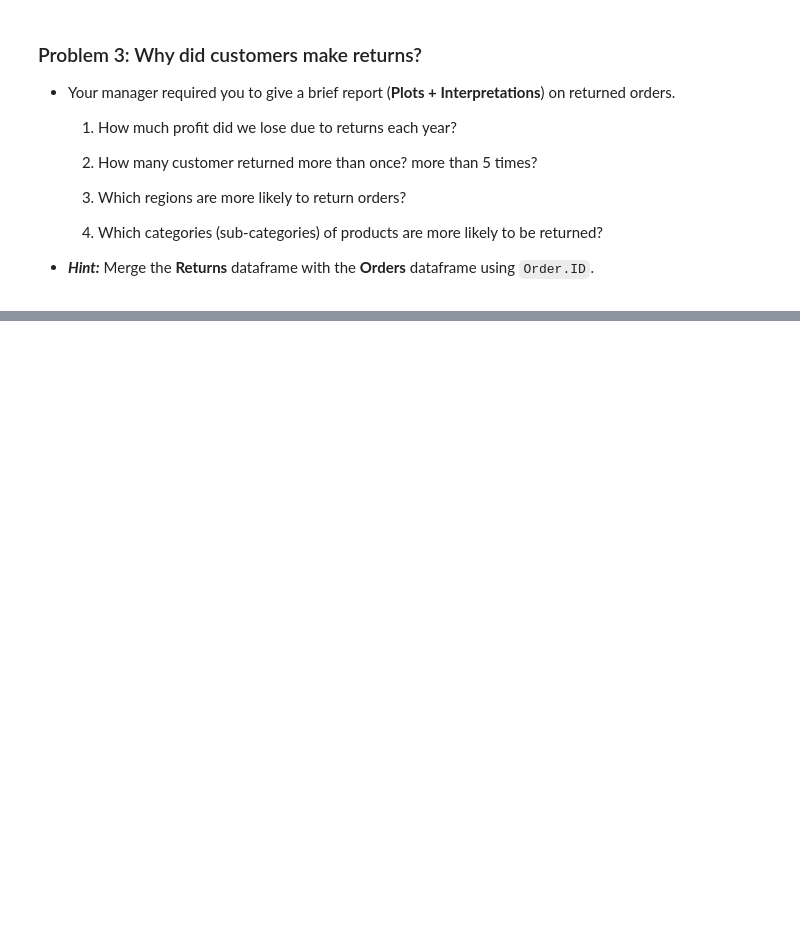
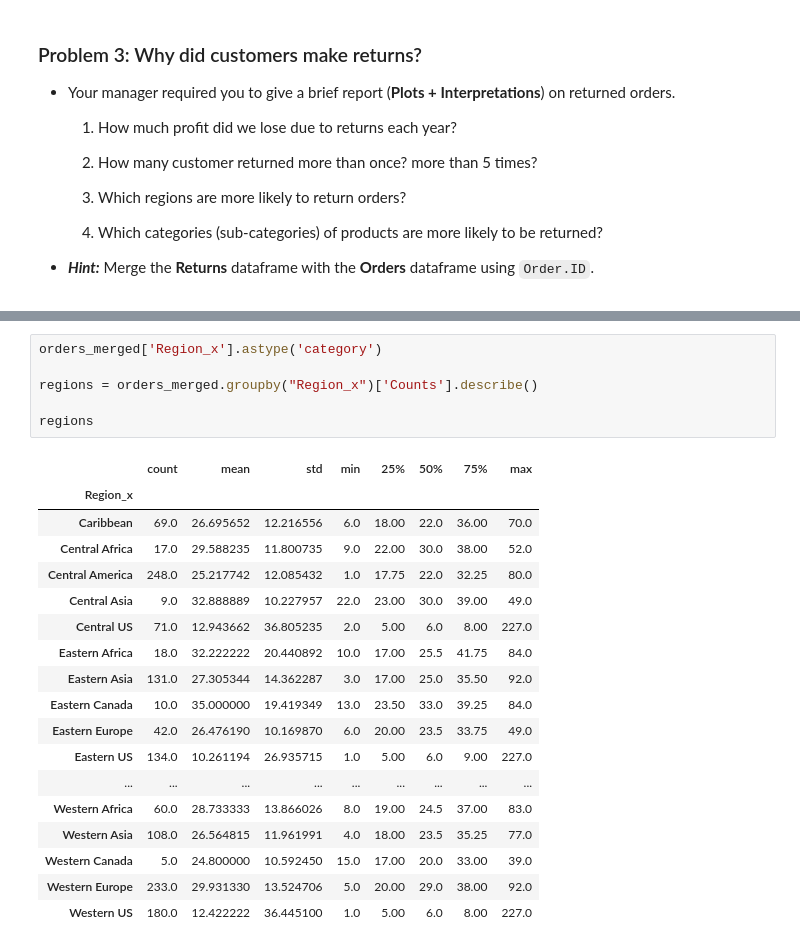
Before and after one commit to ChungHHuang/ML_Lab, a Jupyter notebook: Laura/Laura_.ipynb, the cells around one changed output, grey strips where cells are left out. Drawn from its saved outputs; the diff is of its cells as text; blank space fills up the shorter version.

```diff
--- a/Laura/Laura_.ipynb
+++ b/Laura/Laura_.ipynb
@@ -128,0 +369,25 @@ for month, grouped_orders in orders_anova.groupby('Month'):
+# %%
+orders_merged['Region_x'].astype('category')
+
+regions = orders_merged.groupby("Region_x")['Counts'].describe()
+
+regions
+# %% [output]
+|  | count | mean | std | min | 25% | 50% | 75% | max |
+| Region_x |  |  |  |  |  |  |  |  |
+| Caribbean | 69.0 | 26.695652 | 12.216556 | 6.0 | 18.00 | 22.0 | 36.00 | 70.0 |
+| Central Africa | 17.0 | 29.588235 | 11.800735 | 9.0 | 22.00 | 30.0 | 38.00 | 52.0 |
+| Central America | 248.0 | 25.217742 | 12.085432 | 1.0 | 17.75 | 22.0 | 32.25 | 80.0 |
+| Central Asia | 9.0 | 32.888889 | 10.227957 | 22.0 | 23.00 | 30.0 | 39.00 | 49.0 |
+| Central US | 71.0 | 12.943662 | 36.805235 | 2.0 | 5.00 | 6.0 | 8.00 | 227.0 |
+| Eastern Africa | 18.0 | 32.222222 | 20.440892 | 10.0 | 17.00 | 25.5 | 41.75 | 84.0 |
+| Eastern Asia | 131.0 | 27.305344 | 14.362287 | 3.0 | 17.00 | 25.0 | 35.50 | 92.0 |
+| Eastern Canada | 10.0 | 35.000000 | 19.419349 | 13.0 | 23.50 | 33.0 | 39.25 | 84.0 |
+| Eastern Europe | 42.0 | 26.476190 | 10.169870 | 6.0 | 20.00 | 23.5 | 33.75 | 49.0 |
+| Eastern US | 134.0 | 10.261194 | 26.935715 | 1.0 | 5.00 | 6.0 | 9.00 | 227.0 |
+| ... | ... | ... | ... | ... | ... | ... | ... | ... |
+| Western Africa | 60.0 | 28.733333 | 13.866026 | 8.0 | 19.00 | 24.5 | 37.00 | 83.0 |
+| Western Asia | 108.0 | 26.564815 | 11.961991 | 4.0 | 18.00 | 23.5 | 35.25 | 77.0 |
+| Western Canada | 5.0 | 24.800000 | 10.592450 | 15.0 | 17.00 | 20.0 | 33.00 | 39.0 |
+| Western Europe | 233.0 | 29.931330 | 13.524706 | 5.0 | 20.00 | 29.0 | 38.00 | 92.0 |
+| Western US | 180.0 | 12.422222 | 36.445100 | 1.0 | 5.00 | 6.0 | 8.00 | 227.0 |
```
Also changed, not shown: parts of 64 cells of this notebook.
